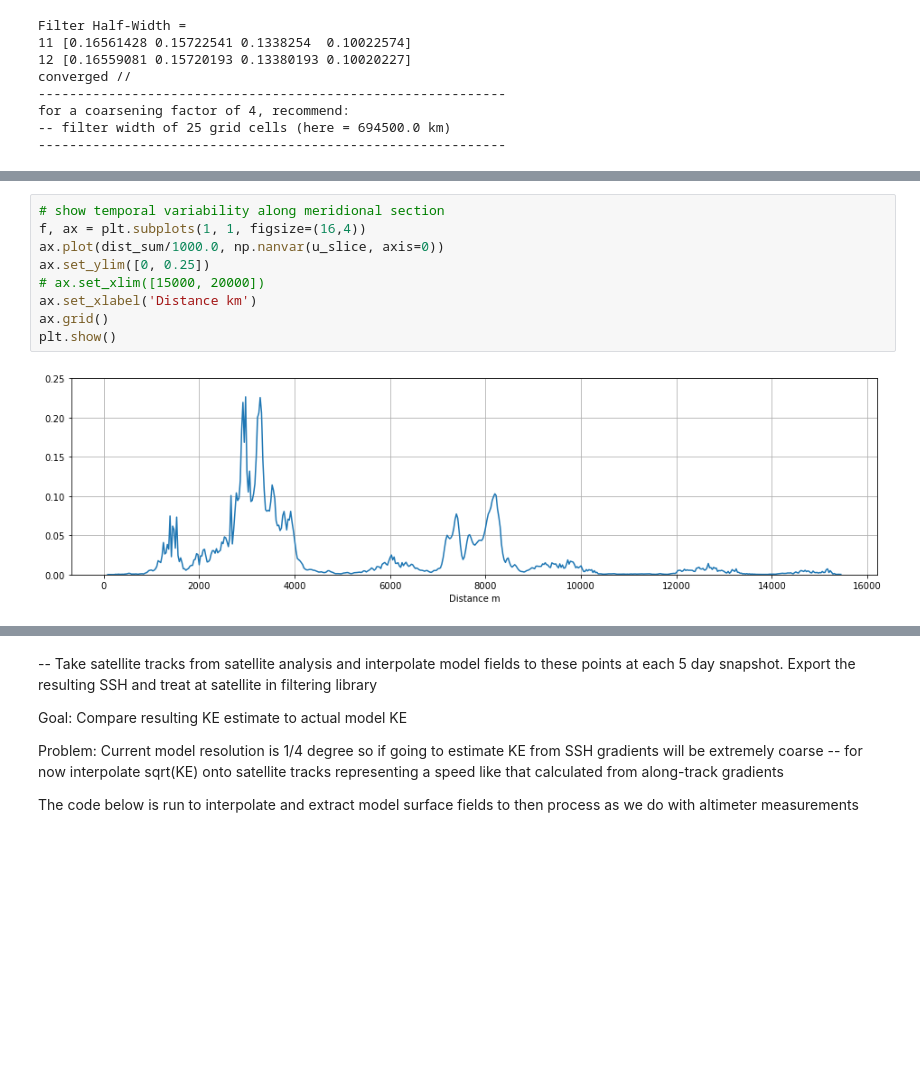
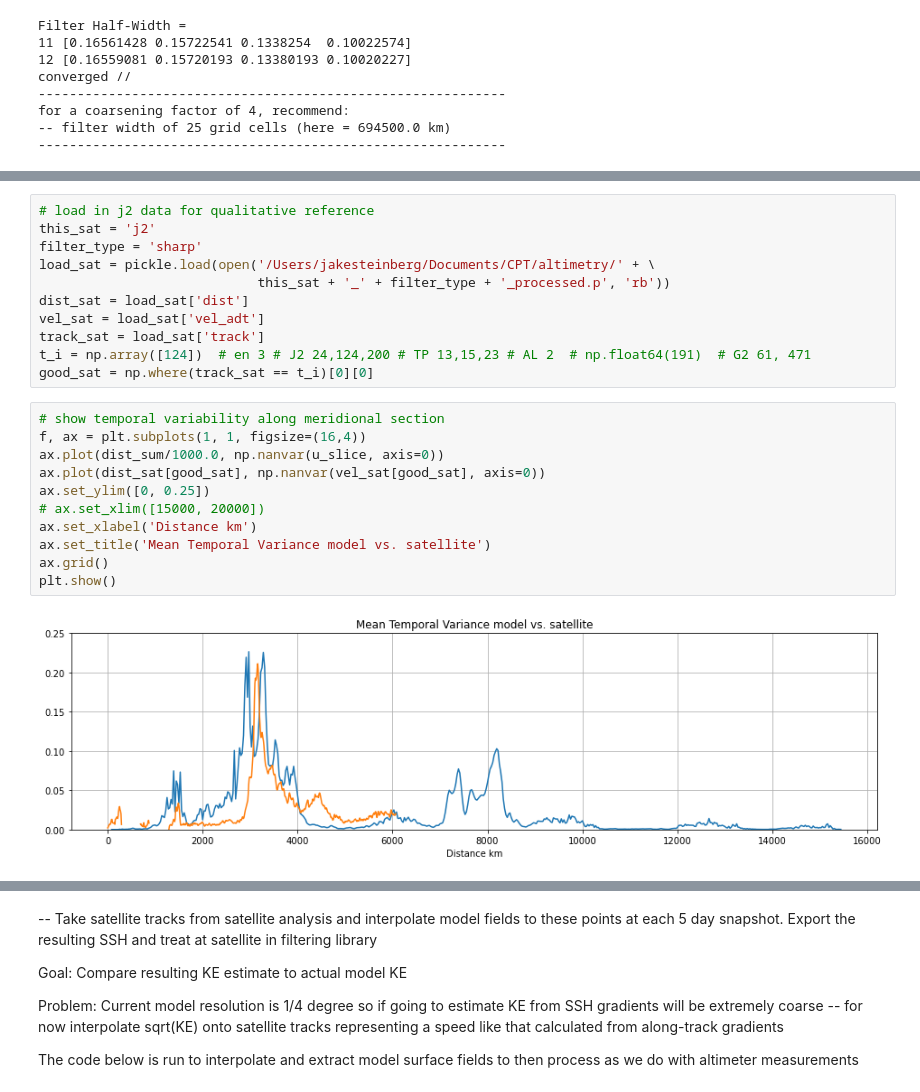
Before and after one commit to jakesteinberg/CPT, a Jupyter notebook: neverworld_snapshot.ipynb, the cells around one changed output, grey strips where cells are left out. Cells and saved outputs as stored; diff of their text form; blank space fills up the shorter version.

```diff
--- a/neverworld_snapshot.ipynb
+++ b/neverworld_snapshot.ipynb
@@ -155,12 +253,25 @@ plt.show()
+# %%
+# load in j2 data for qualitative reference
+this_sat = 'j2'
+filter_type = 'sharp'
+load_sat = pickle.load(open('/Users/jakesteinberg/Documents/CPT/altimetry/' + \
+                            this_sat + '_' + filter_type + '_processed.p', 'rb'))
+dist_sat = load_sat['dist']
+vel_sat = load_sat['vel_adt']
+track_sat = load_sat['track']
+t_i = np.array([124])  # en 3 # J2 24,124,200 # TP 13,15,23 # AL 2  # np.float64(191)  # G2 61, 471
+good_sat = np.where(track_sat == t_i)[0][0]
 # %%
 # show temporal variability along meridional section
 f, ax = plt.subplots(1, 1, figsize=(16,4))
 ax.plot(dist_sum/1000.0, np.nanvar(u_slice, axis=0))
+ax.plot(dist_sat[good_sat], np.nanvar(vel_sat[good_sat], axis=0))
 ax.set_ylim([0, 0.25])
 # ax.set_xlim([15000, 20000])
 ax.set_xlabel('Distance km')
+ax.set_title('Mean Temporal Variance model vs. satellite')
 ax.grid()
 plt.show()
 # %% [output]
-[figure, old version]
+[figure, new version]
 # %%
```
Also changed, not shown: parts of 27 cells of this notebook.
